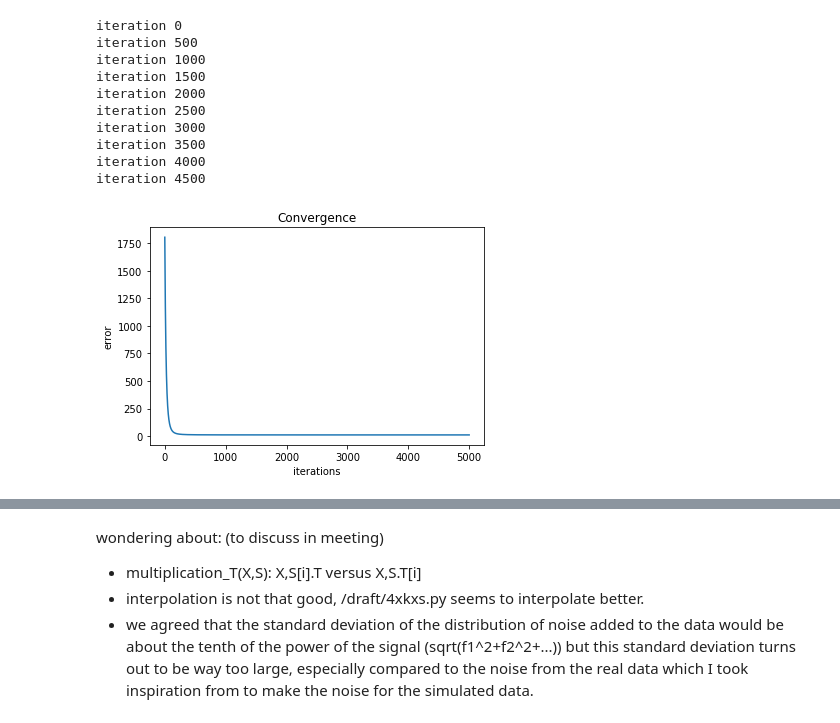
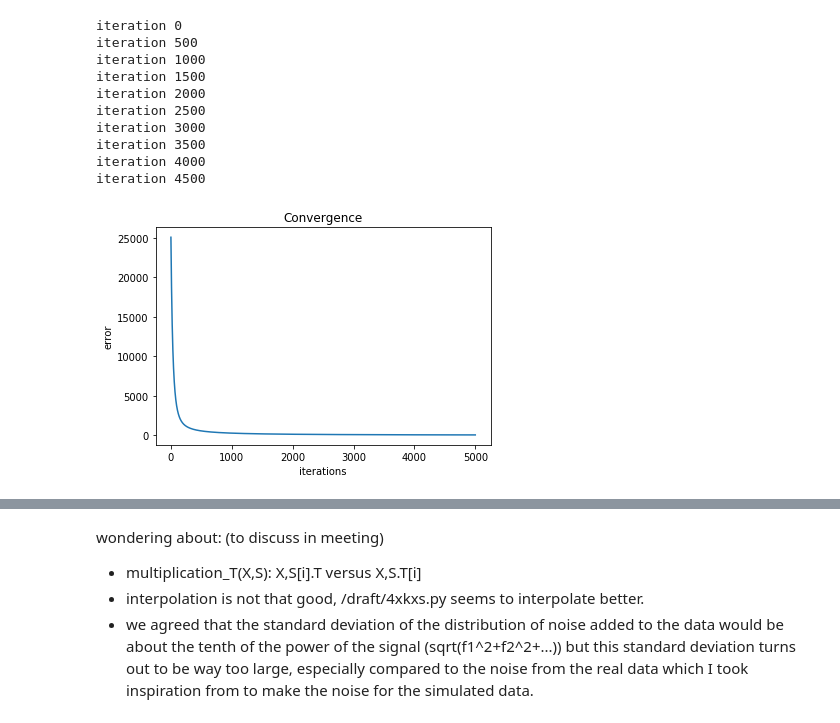
Before and after one commit to herjy/Quasar_lensing, a Jupyter notebook: simulation_interpolation/4xKxS_final.ipynb, the cells around one changed output, grey strips where cells are left out. Saved outputs shown, nothing was run; the diff lists cells and outputs as text; code cells hidden in the pictures.

```diff
--- a/simulation_interpolation/4xKxS_final.ipynb
+++ b/simulation_interpolation/4xKxS_final.ipynb
@@ -10,20 +10,28 @@ sim = simulate_noise()
 ts = sim[0]
 fs = sim[1] # with noise
 
-sampling = 5
+t = np.loadtxt('t_drive_new.txt')
+#ts[0] = t
+#ts[1] = t
+#ts[2] = t
+#ts[3] = t
+sampling = 3
 # desired sampling for each curve
 tk = np.array([T_K(sampling,ts[0])[0],T_K(sampling,ts[1])[0],T_K(sampling,ts[2])[0],T_K(sampling,ts[3])[0]]) # desired sampling is 3 days here
 
 h=sampling
 time_delays = sim[2]
 
+fact = h
 # sinc matrix
 matrix = []
 for i in range(4):
     matrix.append(np.array([(ts[i][:,np.newaxis]+time_delays[i])-tk[i][np.newaxis,:]]))
 matrix = np.array(matrix)
 #A = np.sinc(matrix)
-A = np.sinc(np.concatenate([matrix[0],matrix[1],matrix[2],matrix[3]],axis =0)/h)
+A = np.sinc(np.concatenate([matrix[0],matrix[1],matrix[2],matrix[3]],axis =0)/h)*fact
+
+
 #Y = fs[0][np.newaxis,:]
 Y= np.concatenate([fs[0][np.newaxis,:],fs[1][np.newaxis,:],fs[2][np.newaxis,:],fs[3][np.newaxis,:]])
 # %%
@@ -40,9 +48,9 @@ def AT(X,A,Y, noise):
     weighted_mean = 0
     nl, ns, nx = A.shape
     for i in range(nl):
-        weighted_mean += ((4/noise[i])**2)*np.dot(A[i].T, Y[i] - A[i] @ X)
+        weighted_mean += ((1./noise[i])**2)*np.dot(A[i].T, Y[i] - A[i] @ X)
 
-    return weighted_mean/np.sum(4/(noise**2))
+    return weighted_mean/np.sum(1/(noise**2))
 
 def multiplication(X,S): # X.S
     '''
@@ -78,41 +86,43 @@ def linorm(S, nit):
     return 1./xn
 mu = linorm(A,20)/170 # = 0.0038
 
-X = np.random.rand(len(tk[0]))
+X = np.random.rand(len(tk[0]))+0.5
 
 count = 0
 R = [np.sum(Y ** 2)]
 epsilon = 0.3
 
 
 while (R[-1] > epsilon) and (
         count < 5000):  # 5000 is a good amount of counts
     if count % 500 == 0:
         print('iteration {}'.format(count))
     X_new = X + mu * AT(X,A,Y, noise_std)
     X = X_new.copy()
     #X -= 0.1*X
     R.append(np.sum((Y - A @ X) ** 2.))
+
+
     count += 1
 
 
 plt.title('Convergence')
 plt.plot(np.array(R[1:]))
 plt.xlabel('iterations')
 plt.ylabel('error')
 plt.show()
 # %% [output]
 iteration 0
 iteration 500
 iteration 1000
 iteration 1500
 iteration 2000
 iteration 2500
 iteration 3000
 iteration 3500
 iteration 4000
 iteration 4500
-[figure, old version]
+[figure, new version]
 # %%
 cut = np.logical_and(X < np.max(Y), X > np.min(Y))
 
```
Also changed, not shown: parts of 4 cells of this notebook, 1 other file.
